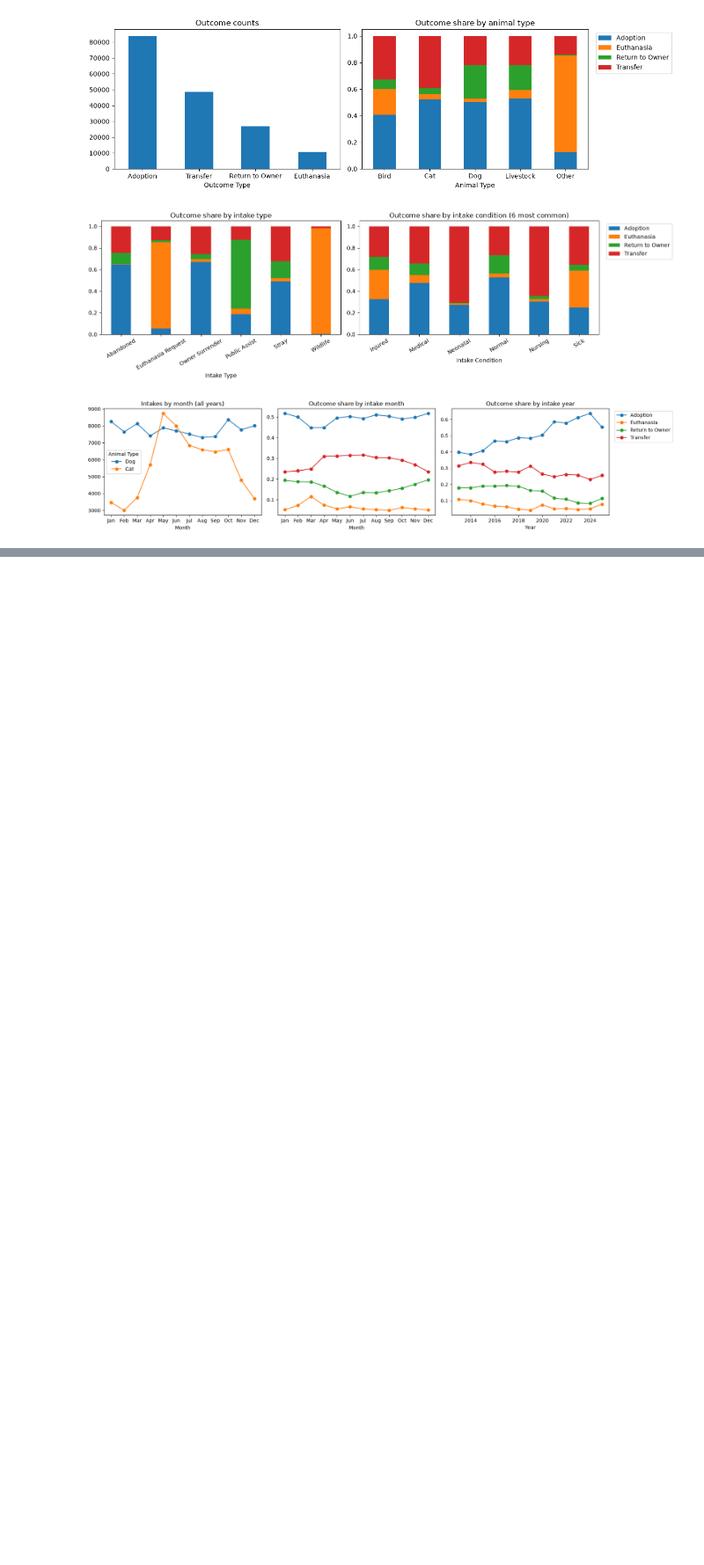
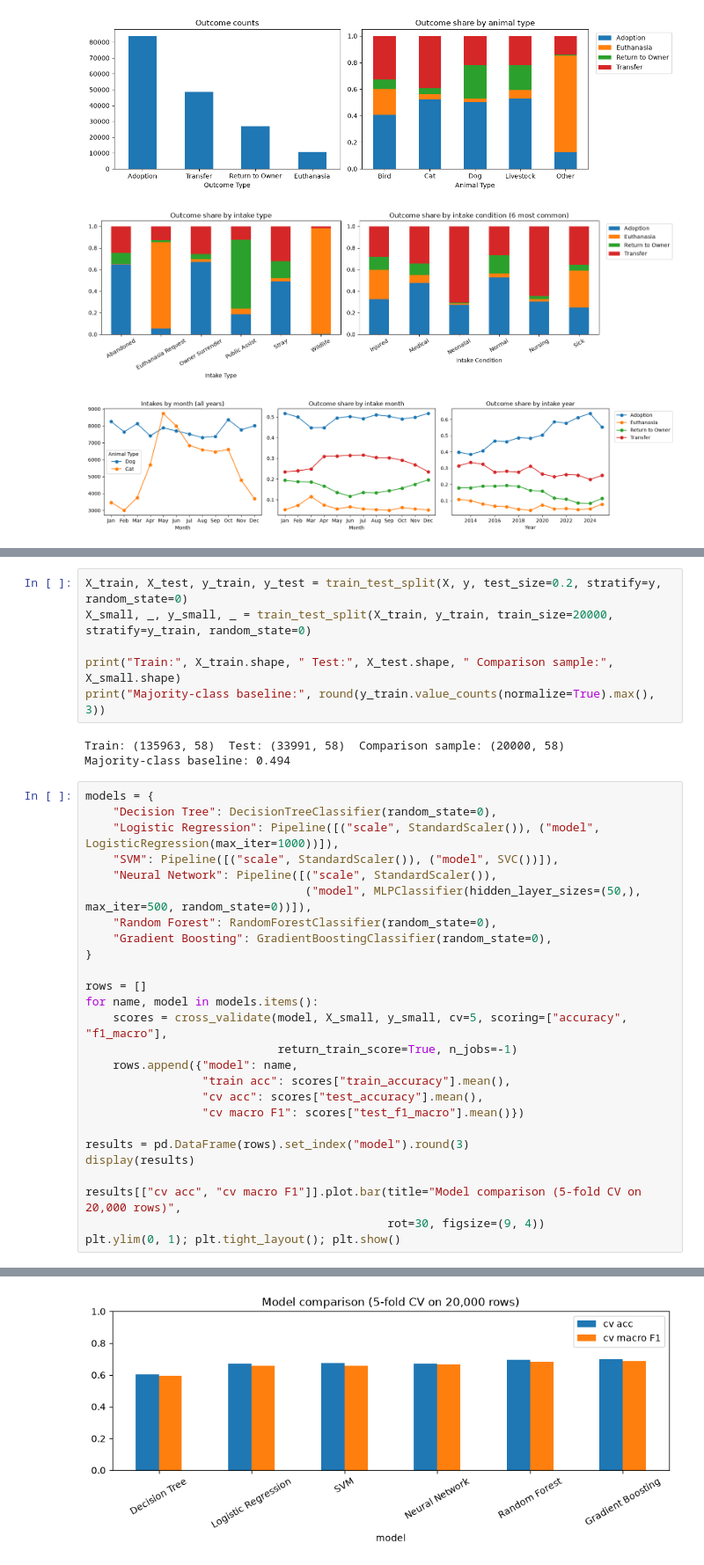
Before and after one commit to JonahBlackmon/machine_learning_final, a Jupyter notebook: project.ipynb, the cells around one changed output, grey strips where cells are left out. Shown at 88% size. Drawn from its saved outputs; the diff is of its cells as text; blank space fills up the shorter version.

Commit message:
models added

```diff
--- a/project.ipynb
+++ b/project.ipynb
@@ -222,0 +245,36 @@ KeyError: "['Multi Color', 'Found In Austin', 'Primary Color'] not in index"
+# %%
+X_train, X_test, y_train, y_test = train_test_split(X, y, test_size=0.2, stratify=y, random_state=0)
+X_small, _, y_small, _ = train_test_split(X_train, y_train, train_size=20000, stratify=y_train, random_state=0)
+
+print("Train:", X_train.shape, " Test:", X_test.shape, " Comparison sample:", X_small.shape)
+print("Majority-class baseline:", round(y_train.value_counts(normalize=True).max(), 3))
+# %% [output]
+Train: (135963, 58)  Test: (33991, 58)  Comparison sample: (20000, 58)
+Majority-class baseline: 0.494
+# %%
+models = {
+    "Decision Tree": DecisionTreeClassifier(random_state=0),
+    "Logistic Regression": Pipeline([("scale", StandardScaler()), ("model", LogisticRegression(max_iter=1000))]),
+    "SVM": Pipeline([("scale", StandardScaler()), ("model", SVC())]),
+    "Neural Network": Pipeline([("scale", StandardScaler()),
+                                ("model", MLPClassifier(hidden_layer_sizes=(50,), max_iter=500, random_state=0))]),
+    "Random Forest": RandomForestClassifier(random_state=0),
+    "Gradient Boosting": GradientBoostingClassifier(random_state=0),
+}
+
+rows = []
+for name, model in models.items():
+    scores = cross_validate(model, X_small, y_small, cv=5, scoring=["accuracy", "f1_macro"],
+                            return_train_score=True, n_jobs=-1)
+    rows.append({"model": name,
+                 "train acc": scores["train_accuracy"].mean(),
+                 "cv acc": scores["test_accuracy"].mean(),
+                 "cv macro F1": scores["test_f1_macro"].mean()})
+
+results = pd.DataFrame(rows).set_index("model").round(3)
+display(results)
+
+results[["cv acc", "cv macro F1"]].plot.bar(title="Model comparison (5-fold CV on 20,000 rows)",
+                                            rot=30, figsize=(9, 4))
+plt.ylim(0, 1); plt.tight_layout(); plt.show()
+# %% [output]
@@ -222,0 +289 @@ KeyError: "['Multi Color', 'Found In Austin', 'Primary Color'] not in index"
+[figure, added]
```
Also changed, not shown: parts of 14 cells of this notebook.
